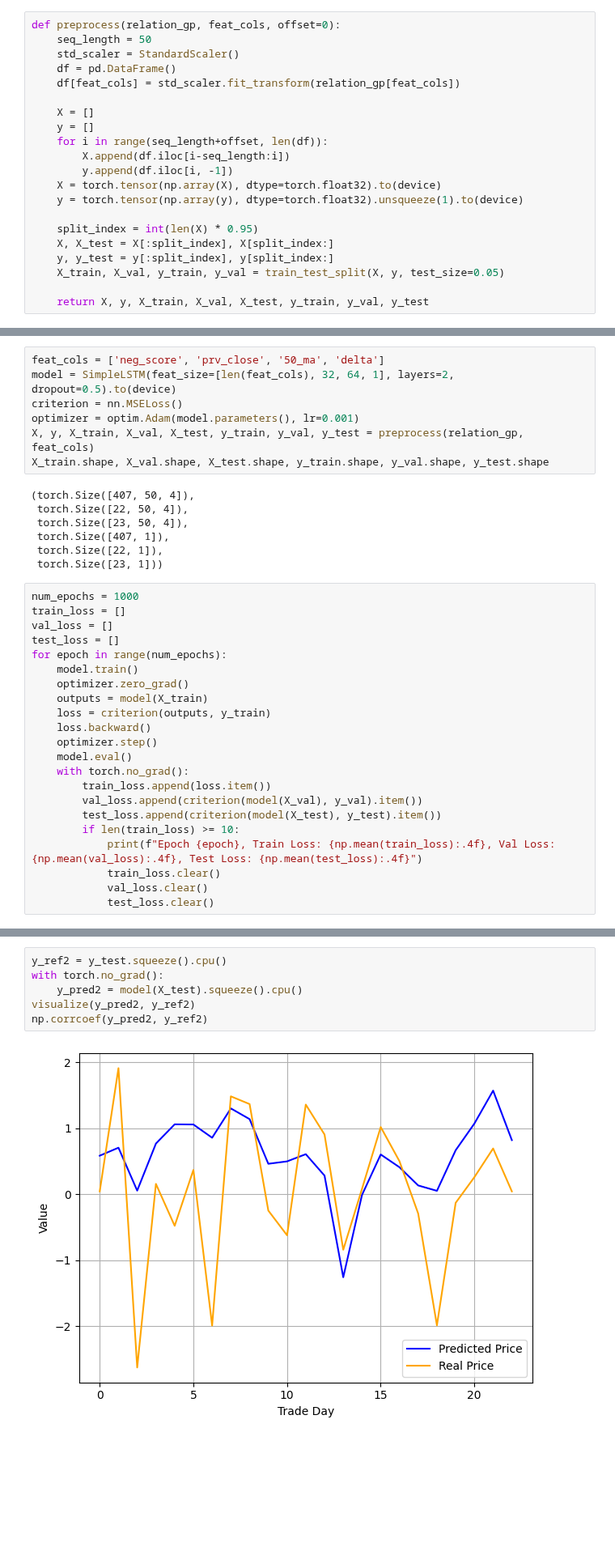
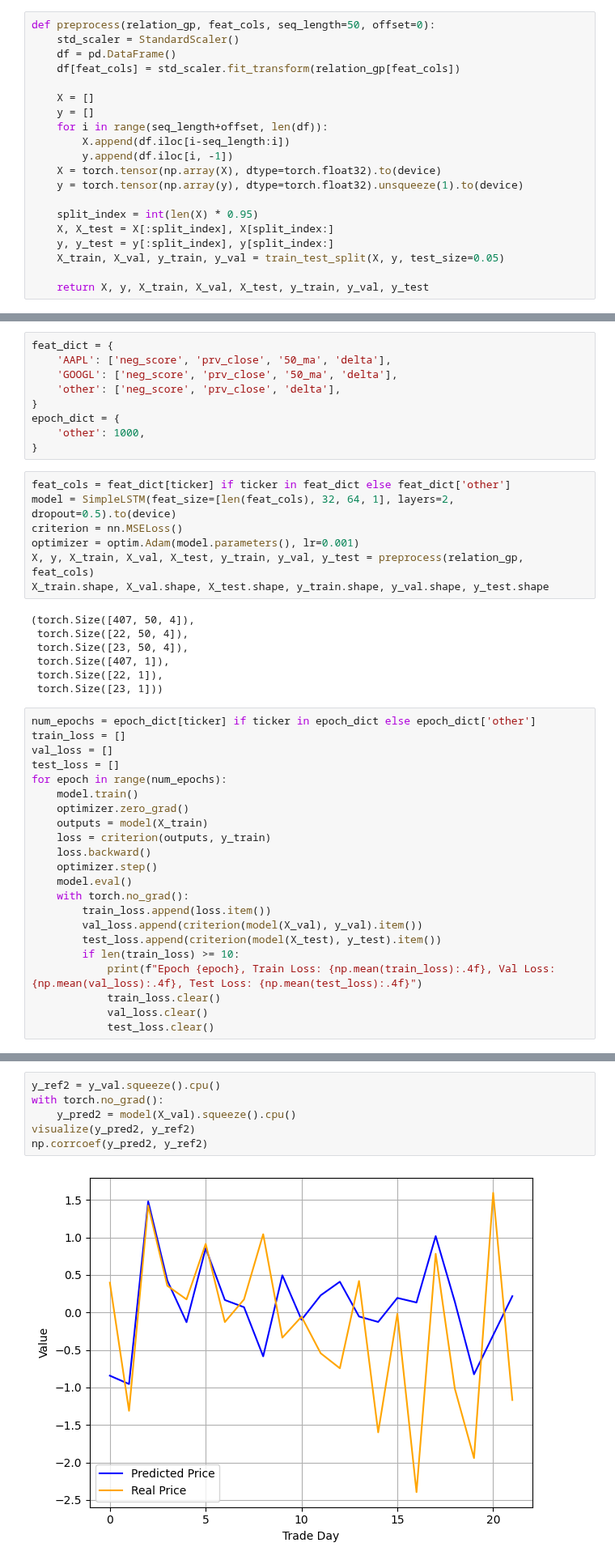
Before and after one commit to AlexWFreeman/Big-Data-Analytics, a Jupyter notebook: model/analysis4.ipynb, the cells around one changed output, grey strips where cells are left out. Shown at 81% size. Cells and saved outputs as stored; diff of their text form; blank space fills up the shorter version.

```diff
--- a/model/analysis4.ipynb
+++ b/model/analysis4.ipynb
@@ -119,8 +121,7 @@ plt.scatter(relation_gp['all_score'], relation_gp['delta'], color='blue', alpha=
 <matplotlib.collections.PathCollection at 0x...>
 [figure]
 # %%
-def preprocess(relation_gp, feat_cols, offset=0):
-    seq_length = 50
+def preprocess(relation_gp, feat_cols, seq_length=50, offset=0):
     std_scaler = StandardScaler()
     df = pd.DataFrame()
     df[feat_cols] = std_scaler.fit_transform(relation_gp[feat_cols])
@@ -152,8 +153,17 @@ class SimpleLSTM(nn.Module):
         lstm_out, (hn, cn) = self.lstm(inp)
         out = self.fc2(hn[-1])
         return out
+# %%
+feat_dict = {
+    'AAPL': ['neg_score', 'prv_close', '50_ma', 'delta'],
+    'GOOGL': ['neg_score', 'prv_close', '50_ma', 'delta'],
+    'other': ['neg_score', 'prv_close', 'delta'],
+}
+epoch_dict = {
+    'other': 1000,
+}
 # %%
-feat_cols = ['neg_score', 'prv_close', '50_ma', 'delta']
+feat_cols = feat_dict[ticker] if ticker in feat_dict else feat_dict['other']
 model = SimpleLSTM(feat_size=[len(feat_cols), 32, 64, 1], layers=2, dropout=0.5).to(device)
 criterion = nn.MSELoss()
 optimizer = optim.Adam(model.parameters(), lr=0.001)
@@ -167,7 +177,7 @@ X_train.shape, X_val.shape, X_test.shape, y_train.shape, y_val.shape, y_test.sha
  torch.Size([22, 1]),
  torch.Size([23, 1]))
 # %%
-num_epochs = 1000
+num_epochs = epoch_dict[ticker] if ticker in epoch_dict else epoch_dict['other']
 train_loss = []
 val_loss = []
 test_loss = []
@@ -246,8 +256,8 @@ array([[1.        , 0.95861923],
 # %%
-y_ref2 = y_test.squeeze().cpu()
+y_ref2 = y_val.squeeze().cpu()
 with torch.no_grad():
-    y_pred2 = model(X_test).squeeze().cpu()
+    y_pred2 = model(X_val).squeeze().cpu()
 visualize(y_pred2, y_ref2)
 np.corrcoef(y_pred2, y_ref2)
 # %% [output]
-[figure, old version]
+[figure, new version]
```
Also changed, not shown: parts of 9 cells of this notebook.
